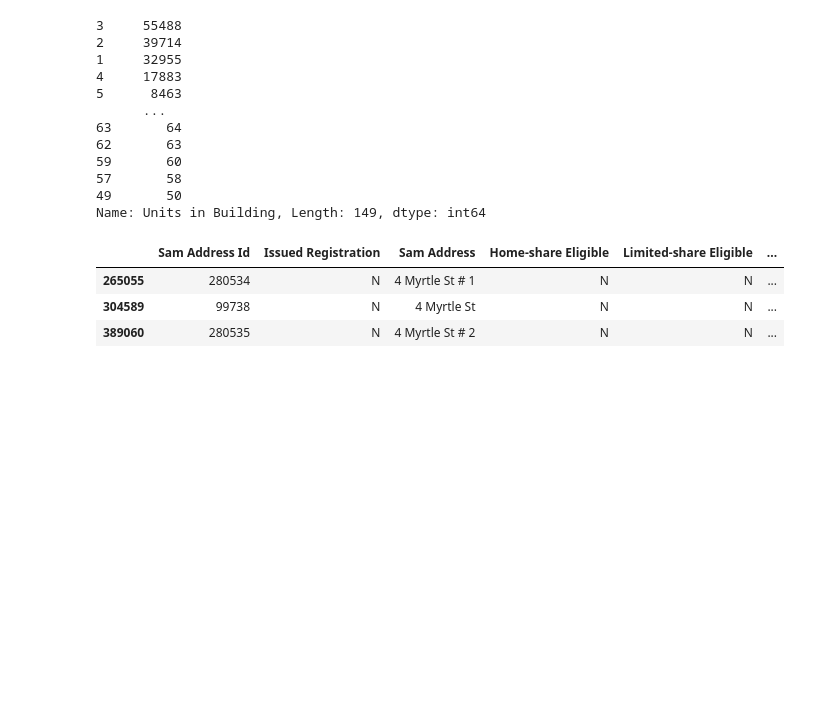
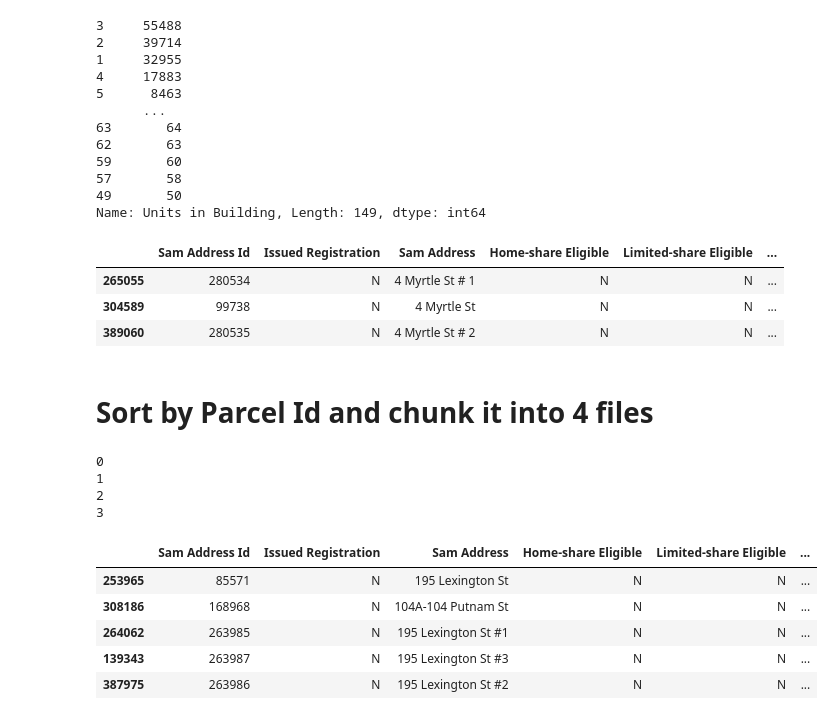
Before and after one commit to byambaa1982/bostonhouse_data_filter, a Jupyter notebook: apartments.ipynb, the cells around one changed output. Cells and saved outputs as stored; diff of their text form; code cells hidden in the pictures; blank space fills up the shorter version.

```diff
--- a/apartments.ipynb
+++ b/apartments.ipynb
@@ -380,3 +364,7 @@ david
 | 265055 | 280534 | N | 4 Myrtle St # 1 | N | N | ... |
 | 304589 | 99738 | N | 4 Myrtle St | N | N | ... |
 | 389060 | 280535 | N | 4 Myrtle St # 2 | N | N | ... |
+# %% [markdown]
+# Sort by Parcel Id and chunk it into 4 files
+# %%
+df4=df3.sort_values("Parcel Id", axis = 0, ascending = True)
@@ -382,0 +374,24 @@ david
+# %%
+n=55000
+for i in range(0,4):
+  print(i)
+  to_excel(df4.iloc[i*n:(i+1)*n])
+
+
+# df1=df.iloc[i*n:(i+1)*n]
+# %% [output]
+0
+1
+2
+3
+# %%
+n=5
+i=0
+df4.iloc[i*n:(i+1)*n]
+# %% [output]
+|  | Sam Address Id | Issued Registration | Sam Address | Home-share Eligible | Limited-share Eligible | ... |
+| 253965 | 85571 | N | 195 Lexington St | N | N | ... |
+| 308186 | 168968 | N | 104A-104 Putnam St | N | N | ... |
+| 264062 | 263985 | N | 195 Lexington St #1 | N | N | ... |
+| 139343 | 263987 | N | 195 Lexington St #3 | N | N | ... |
+| 387975 | 263986 | N | 195 Lexington St #2 | N | N | ... |
```
Also changed, not shown: parts of 5 cells of this notebook.
